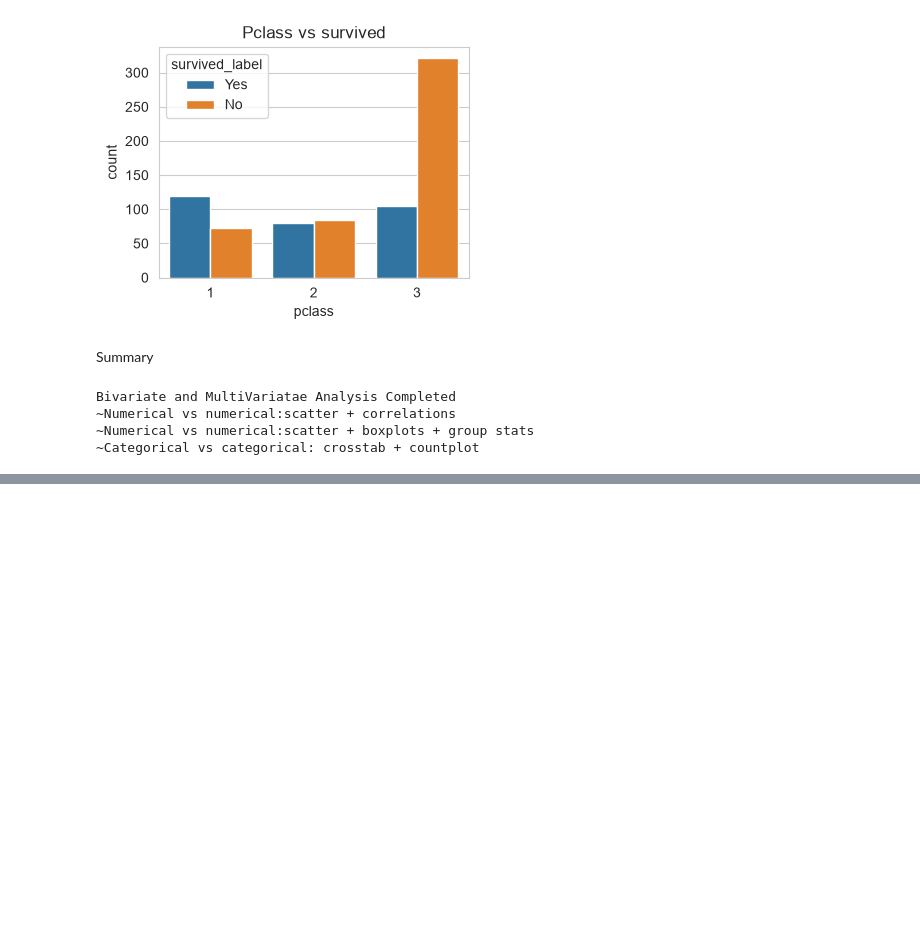
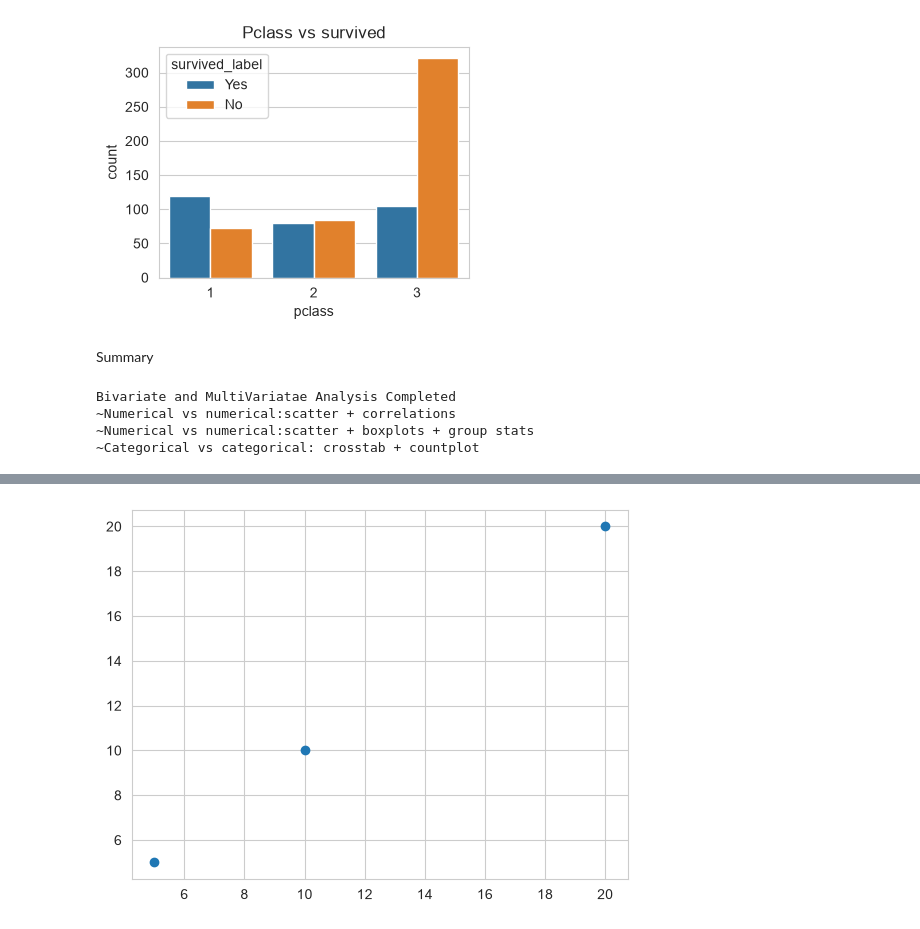
Before and after one commit to bibekpandey0521/eda, a Jupyter notebook: bivariate_analysis.ipynb, the cells around one changed output, grey strips where cells are left out. Cells and saved outputs as stored; diff of their text form; code cells hidden in the pictures; blank space fills up the shorter version.

```diff
--- a/bivariate_analysis.ipynb
+++ b/bivariate_analysis.ipynb
@@ -321,0 +369,5 @@ Bivariate and MultiVariatae Analysis Completed
+# %%
+plt.scatter([5,10,20],[5,10,20])
+plt.show()
+# %% [output]
+[figure, added]
```
Also changed, not shown: parts of 19 cells of this notebook, 1 other file.
